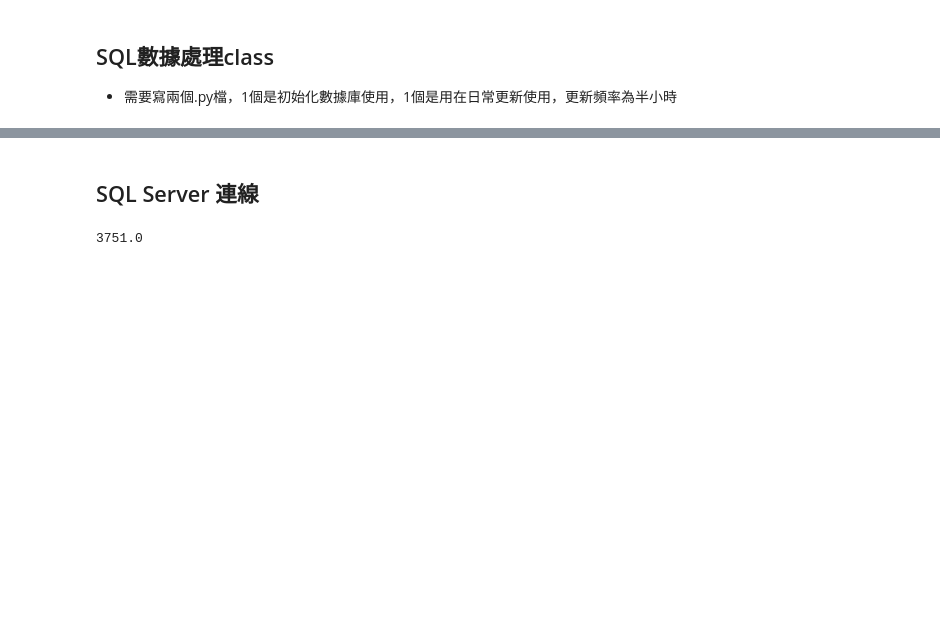
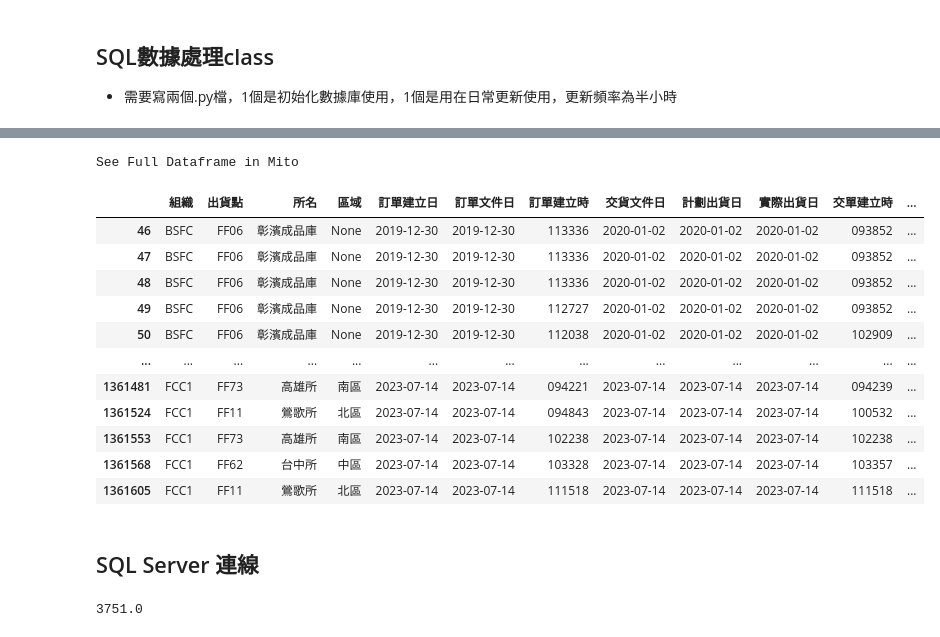
Before and after one commit to jimmyhsu1010/bridgestone_work_related, a Jupyter notebook: sales_related/sales_data_combine.ipynb, the cells around one changed output, grey strips where cells are left out. Cells and saved outputs as stored; diff of their text form; code cells hidden in the pictures; blank space fills up the shorter version.

```diff
--- a/sales_related/sales_data_combine.ipynb
+++ b/sales_related/sales_data_combine.ipynb
@@ -180,9 +196,23 @@ df
 # %%
 # 計算業績販社只有ZSO1和ZKE的訂單類型有效，本社是ZOR1（TBR(G)）
 result = df[(df["中計"].str.contains("TBR|LSR2")) & (df["訂單類型"].isin(["ZSO1", "ZKE", "ZOR1"])) & (df["配銷通路"].isin(["OT", "FT", "AG"]))]
 result["銷售數量"].sum()
 result
-result["買方"].unique()
+# result["買方"].unique()
+# %% [output]
+See Full Dataframe in Mito
+|  | 組織 | 出貨點 | 所名 | 區域 | 訂單建立日 | 訂單文件日 | 訂單建立時 | 交貨文件日 | 計劃出貨日 | 實際出貨日 | 交單建立時 | ... |
+| 46 | BSFC | FF06 | 彰濱成品庫 | None | 2019-12-30 | 2019-12-30 | 113336 | 2020-01-02 | 2020-01-02 | 2020-01-02 | 093852 | ... |
+| 47 | BSFC | FF06 | 彰濱成品庫 | None | 2019-12-30 | 2019-12-30 | 113336 | 2020-01-02 | 2020-01-02 | 2020-01-02 | 093852 | ... |
+| 48 | BSFC | FF06 | 彰濱成品庫 | None | 2019-12-30 | 2019-12-30 | 113336 | 2020-01-02 | 2020-01-02 | 2020-01-02 | 093852 | ... |
+| 49 | BSFC | FF06 | 彰濱成品庫 | None | 2019-12-30 | 2019-12-30 | 112727 | 2020-01-02 | 2020-01-02 | 2020-01-02 | 093852 | ... |
+| 50 | BSFC | FF06 | 彰濱成品庫 | None | 2019-12-30 | 2019-12-30 | 112038 | 2020-01-02 | 2020-01-02 | 2020-01-02 | 102909 | ... |
+| ... | ... | ... | ... | ... | ... | ... | ... | ... | ... | ... | ... | ... |
+| 1361481 | FCC1 | FF73 | 高雄所 | 南區 | 2023-07-14 | 2023-07-14 | 094221 | 2023-07-14 | 2023-07-14 | 2023-07-14 | 094239 | ... |
+| 1361524 | FCC1 | FF11 | 鶯歌所 | 北區 | 2023-07-14 | 2023-07-14 | 094843 | 2023-07-14 | 2023-07-14 | 2023-07-14 | 100532 | ... |
+| 1361553 | FCC1 | FF73 | 高雄所 | 南區 | 2023-07-14 | 2023-07-14 | 102238 | 2023-07-14 | 2023-07-14 | 2023-07-14 | 102238 | ... |
+| 1361568 | FCC1 | FF62 | 台中所 | 中區 | 2023-07-14 | 2023-07-14 | 103328 | 2023-07-14 | 2023-07-14 | 2023-07-14 | 103357 | ... |
+| 1361605 | FCC1 | FF11 | 鶯歌所 | 北區 | 2023-07-14 | 2023-07-14 | 111518 | 2023-07-14 | 2023-07-14 | 2023-07-14 | 111518 | ... |
 # %% [markdown]
 ## SQL Server 連線
 # %%
```
Also changed, not shown: parts of 4 cells of this notebook, 6 other files.
